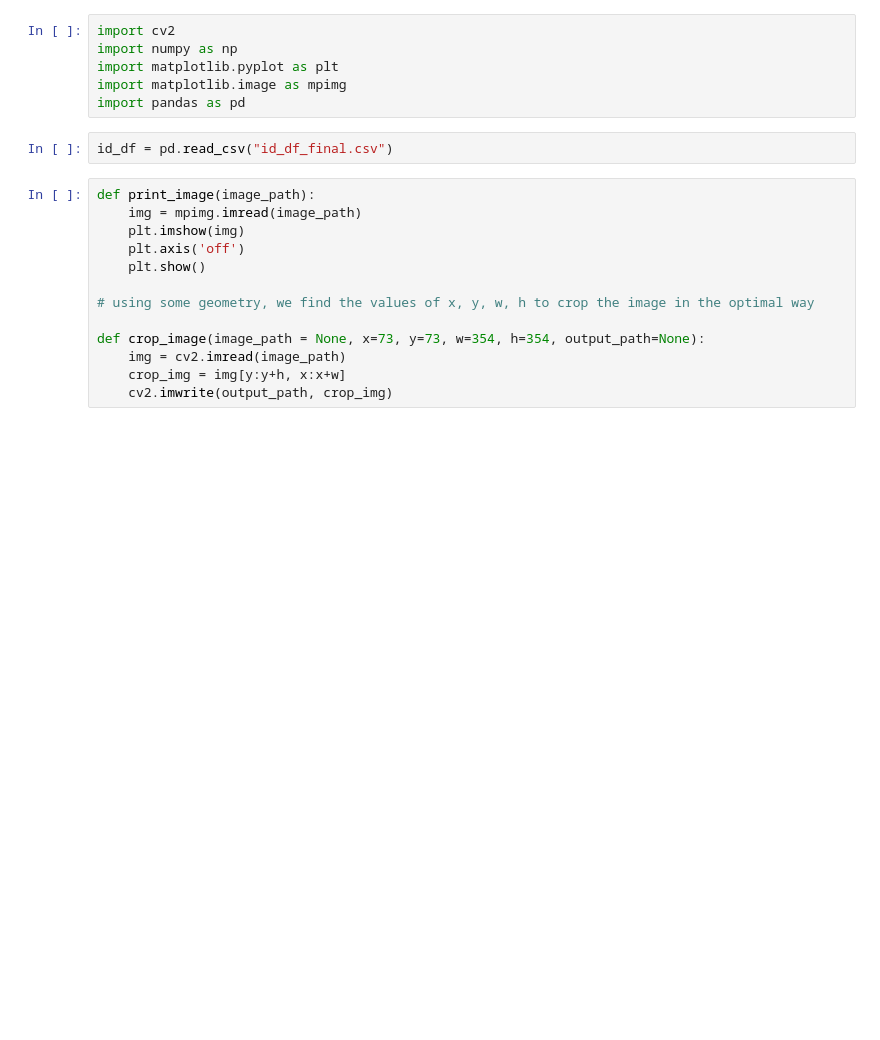
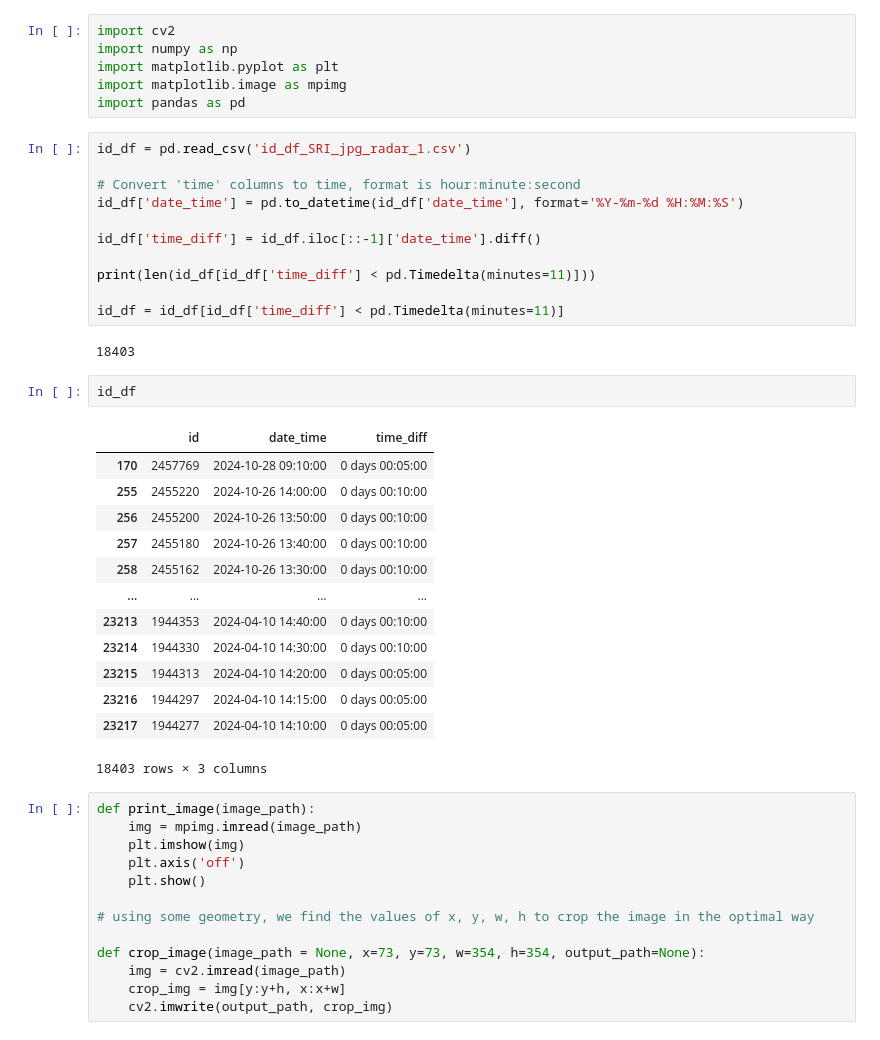
Before and after one commit to mzampar/Deep-Learning-Project, a Jupyter notebook: data/crop_images.ipynb, the cells around one changed output. Drawn from its saved outputs; the diff is of its cells as text; blank space fills up the shorter version.

```diff
--- a/data/crop_images.ipynb
+++ b/data/crop_images.ipynb
@@ -5,7 +5,34 @@ import matplotlib.pyplot as plt
 import matplotlib.image as mpimg
 import pandas as pd
 # %%
-id_df = pd.read_csv("id_df_final.csv")
+id_df = pd.read_csv('id_df_SRI_jpg_radar_1.csv')
+
+# Convert 'time' columns to time, format is hour:minute:second
+id_df['date_time'] = pd.to_datetime(id_df['date_time'], format='%Y-%m-%d %H:%M:%S')
+
+id_df['time_diff'] = id_df.iloc[::-1]['date_time'].diff()
+
+print(len(id_df[id_df['time_diff'] < pd.Timedelta(minutes=11)]))
+
+id_df = id_df[id_df['time_diff'] < pd.Timedelta(minutes=11)]
+# %% [output]
+18403
+# %%
+id_df
+# %% [output]
+|  | id | date_time | time_diff |
+| 170 | 2457769 | 2024-10-28 09:10:00 | 0 days 00:05:00 |
+| 255 | 2455220 | 2024-10-26 14:00:00 | 0 days 00:10:00 |
+| 256 | 2455200 | 2024-10-26 13:50:00 | 0 days 00:10:00 |
+| 257 | 2455180 | 2024-10-26 13:40:00 | 0 days 00:10:00 |
+| 258 | 2455162 | 2024-10-26 13:30:00 | 0 days 00:10:00 |
+| ... | ... | ... | ... |
+| 23213 | 1944353 | 2024-04-10 14:40:00 | 0 days 00:10:00 |
+| 23214 | 1944330 | 2024-04-10 14:30:00 | 0 days 00:10:00 |
+| 23215 | 1944313 | 2024-04-10 14:20:00 | 0 days 00:05:00 |
+| 23216 | 1944297 | 2024-04-10 14:15:00 | 0 days 00:05:00 |
+| 23217 | 1944277 | 2024-04-10 14:10:00 | 0 days 00:05:00 |
+18403 rows × 3 columns
 # %%
 def print_image(image_path):
     img = mpimg.imread(image_path)
```
Also changed, not shown: parts of 1 cell of this notebook, 9 other files.
